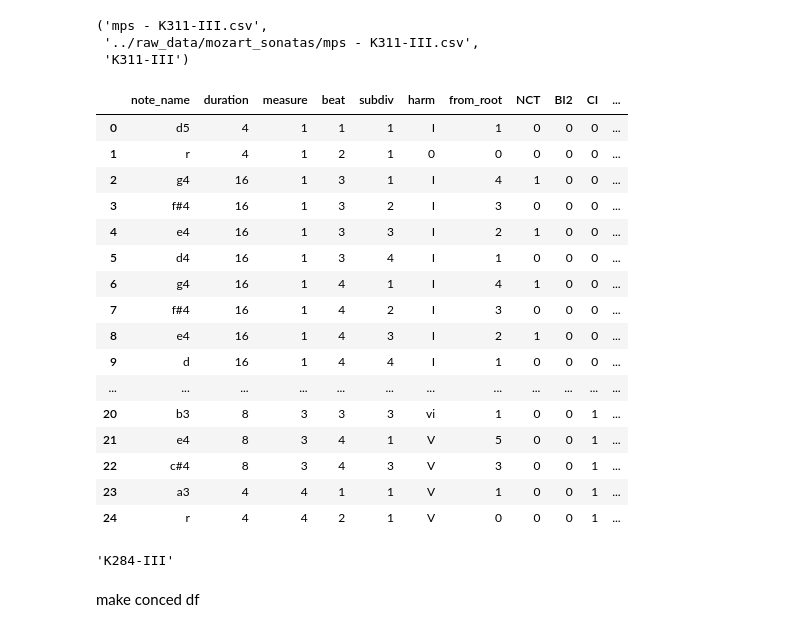
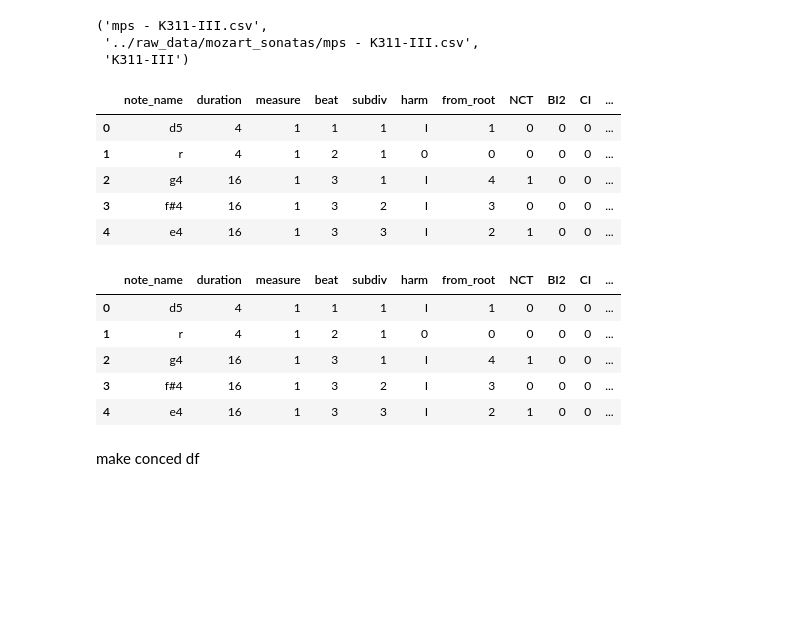
Before and after one commit to sevans47/CoolMelodyProject, a Jupyter notebook: notebooks/csv_combiner.ipynb, the cells around one changed output. Cells and saved outputs as stored; diff of their text form; code cells hidden in the pictures; blank space fills up the shorter version.

```diff
--- a/notebooks/csv_combiner.ipynb
+++ b/notebooks/csv_combiner.ipynb
@@ -76,27 +102,21 @@ for i in range(len(movement_df_list)):
 # %%
-movement_df_list[1]
+movement_df_list[1].head()
 # %% [output]
 |  | note_name | duration | measure | beat | subdiv | harm | from_root | NCT | BI2 | CI | ... |
 | 0 | d5 | 4 | 1 | 1 | 1 | I | 1 | 0 | 0 | 0 | ... |
 | 1 | r | 4 | 1 | 2 | 1 | 0 | 0 | 0 | 0 | 0 | ... |
 | 2 | g4 | 16 | 1 | 3 | 1 | I | 4 | 1 | 0 | 0 | ... |
 | 3 | f#4 | 16 | 1 | 3 | 2 | I | 3 | 0 | 0 | 0 | ... |
 | 4 | e4 | 16 | 1 | 3 | 3 | I | 2 | 1 | 0 | 0 | ... |
-| 5 | d4 | 16 | 1 | 3 | 4 | I | 1 | 0 | 0 | 0 | ... |
-| 6 | g4 | 16 | 1 | 4 | 1 | I | 4 | 1 | 0 | 0 | ... |
-| 7 | f#4 | 16 | 1 | 4 | 2 | I | 3 | 0 | 0 | 0 | ... |
-| 8 | e4 | 16 | 1 | 4 | 3 | I | 2 | 1 | 0 | 0 | ... |
-| 9 | d | 16 | 1 | 4 | 4 | I | 1 | 0 | 0 | 0 | ... |
-| ... | ... | ... | ... | ... | ... | ... | ... | ... | ... | ... | ... |
-| 20 | b3 | 8 | 3 | 3 | 3 | vi | 1 | 0 | 0 | 1 | ... |
-| 21 | e4 | 8 | 3 | 4 | 1 | V | 5 | 0 | 0 | 1 | ... |
-| 22 | c#4 | 8 | 3 | 4 | 3 | V | 3 | 0 | 0 | 1 | ... |
-| 23 | a3 | 4 | 4 | 1 | 1 | V | 1 | 0 | 0 | 1 | ... |
-| 24 | r | 4 | 4 | 2 | 1 | V | 0 | 0 | 0 | 1 | ... |
-# %%
-k
-# %% [output]
-'K284-III'
+# %%
+movement_df_dict[movement_names[1]].head()
+# %% [output]
+|  | note_name | duration | measure | beat | subdiv | harm | from_root | NCT | BI2 | CI | ... |
+| 0 | d5 | 4 | 1 | 1 | 1 | I | 1 | 0 | 0 | 0 | ... |
+| 1 | r | 4 | 1 | 2 | 1 | 0 | 0 | 0 | 0 | 0 | ... |
+| 2 | g4 | 16 | 1 | 3 | 1 | I | 4 | 1 | 0 | 0 | ... |
+| 3 | f#4 | 16 | 1 | 3 | 2 | I | 3 | 0 | 0 | 0 | ... |
+| 4 | e4 | 16 | 1 | 3 | 3 | I | 2 | 1 | 0 | 0 | ... |
 # %% [markdown]
 make conced df
 # %%
```
Also changed, not shown: parts of 14 cells of this notebook.
